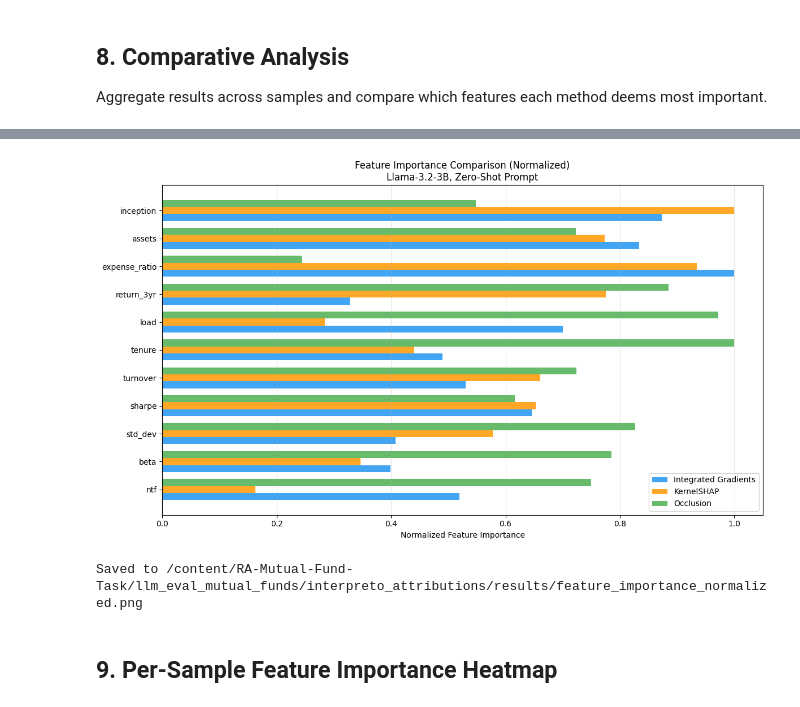
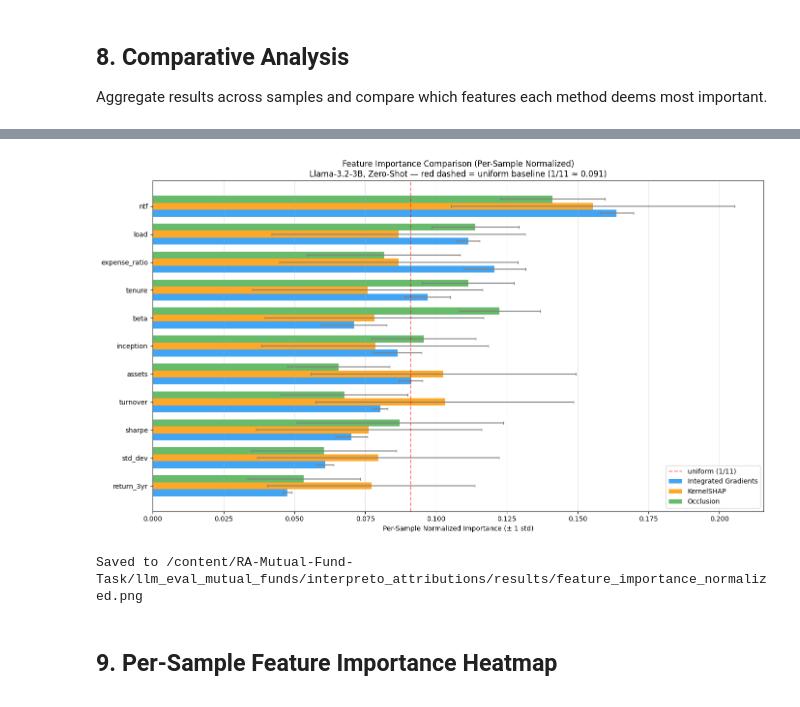
Before and after one commit to alanmohan/RA-Mutual-Fund-Task, a Jupyter notebook: llm_eval_mutual_funds/interpreto_attributions/attribution_analysis.ipynb, the cells around one changed output, grey strips where cells are left out. Cells and saved outputs as stored; diff of their text form; code cells hidden in the pictures.

```diff
--- a/llm_eval_mutual_funds/interpreto_attributions/attribution_analysis.ipynb
+++ b/llm_eval_mutual_funds/interpreto_attributions/attribution_analysis.ipynb
@@ -1060,17 +1217,12 @@ expense_ratio    0.730904   0.310229
 all_importance = pd.concat([ig_importance, shap_importance, occ_importance], ignore_index=True)
 
 if not all_importance.empty:
-    # Normalize within each method for fair comparison
-    for method in all_importance["method"].unique():
-        mask = all_importance["method"] == method
-        max_val = all_importance.loc[mask, "mean_total"].max()
-        if max_val > 0:
-            all_importance.loc[mask, "normalized"] = all_importance.loc[mask, "mean_total"] / max_val
-        else:
-            all_importance.loc[mask, "normalized"] = 0.0
+    # Use the per-sample normalized scores (mean_norm) as the "normalized" column
+    all_importance["normalized"] = all_importance["mean_norm"]
+    all_importance["normalized_std"] = all_importance["std_norm"]
 
-    # Rank features within each method
-    all_importance["rank"] = all_importance.groupby("method")["mean_total"].rank(ascending=False).astype(int)
+    # Rank features within each method (by mean_norm for consistency)
+    all_importance["rank"] = all_importance.groupby("method")["mean_norm"].rank(ascending=False).astype(int)
 
     # Save
     all_importance.to_csv(OUTPUT_DIR / "feature_importance_all_methods.csv", index=False)
@@ -1080,6 +1232,11 @@ if not all_importance.empty:
     rank_pivot = all_importance.pivot(index="feature", columns="method", values="rank")
     print("\nFeature Ranking Comparison (1 = most important):")
     print(rank_pivot.to_string())
+
+    # Also show normalized importance pivot
+    norm_pivot = all_importance.pivot(index="feature", columns="method", values="mean_norm")
+    print("\nNormalized Feature Importance (per-sample normalized, then averaged):")
+    print(norm_pivot.round(4).to_string())
 # %% [output]
 Saved to /content/RA-Mutual-Fund-Task/llm_eval_mutual_funds/interpreto_attributions/results/feature_importance_all_methods.csv
 
@@ -1126,45 +1299,57 @@ if not all_importance.empty:
 Saved plot to /content/RA-Mutual-Fund-Task/llm_eval_mutual_funds/interpreto_attributions/results/feature_importance_comparison.png
 # %%
-# Normalized comparison on a single plot
+# All-methods comparison on a single plot — per-sample normalized, with error bars
 if not all_importance.empty:
-    fig, ax = plt.subplots(figsize=(12, 7))
+    fig, ax = plt.subplots(figsize=(14, 8))
 
     methods = ["Integrated Gradients", "KernelSHAP", "Occlusion"]
     colors = ["#2196F3", "#FF9800", "#4CAF50"]
     width = 0.25
 
-    # Get consistent feature ordering (by average rank across methods)
-    if "normalized" in all_importance.columns:
-        avg_norm = all_importance.groupby("feature")["normalized"].mean().sort_values(ascending=True)
-        feature_order = avg_norm.index.tolist()
-    else:
-        feature_order = FEATURE_SHORT_NAMES
+    avg_norm = all_importance.groupby("feature")["mean_norm"].mean().sort_values(ascending=True)
+    feature_order = avg_norm.index.tolist()
 
     y_pos = np.arange(len(feature_order))
 
     for j, (method, color) in enumerate(zip(methods, colors)):
         method_data = all_importance[all_importance["method"] == method]
         if method_data.empty:
             continue
         vals = []
+        errs = []
         for feat in feature_order:
             row = method_data[method_data["feature"] == feat]
-            vals.append(row["normalized"].values[0] if len(row) > 0 and "normalized" in row.columns else 0)
-        ax.barh(y_pos + j * width, vals, width, label=method, color=color, alpha=0.85)
+            vals.append(row["mean_norm"].values[0] if len(row) > 0 else 0)
+            errs.append(row["std_norm"].values[0] if len(row) > 0 else 0)
+        ax.barh(
+            y_pos + j * width,
+            vals,
+            width,
+            xerr=errs,
+            label=method,
+            color=color,
+            alpha=0.85,
+            capsize=2,
+            ecolor="gray",
+        )
 
+    ax.axvline(x=1/11, color="red", linestyle="--", alpha=0.5, label="uniform (1/11)")
     ax.set_yticks(y_pos + width)
     ax.set_yticklabels(feature_order)
-    ax.set_xlabel("Normalized Feature Importance")
-    ax.set_title("Feature Importance Comparison (Normalized)\nLlama-3.2-3B, Zero-Shot Prompt")
+    ax.set_xlabel("Per-Sample Normalized Importance (± 1 std)")
+    ax.set_title(
+        "Feature Importance Comparison (Per-Sample Normalized)\n"
+        "Llama-3.2-3B, Zero-Shot — red dashed = uniform baseline (1/11 ≈ 0.091)"
+    )
     ax.legend(loc="lower right")
     ax.grid(axis="x", alpha=0.3)
 
     plt.tight_layout()
     plt.savefig(OUTPUT_DIR / "feature_importance_normalized.png", dpi=150, bbox_inches="tight")
     plt.show()
     print(f"Saved to {OUTPUT_DIR / 'feature_importance_normalized.png'}")
 # %% [output]
-[figure, old version]
+[figure, new version]
 Saved to /content/RA-Mutual-Fund-Task/llm_eval_mutual_funds/interpreto_attributions/results/feature_importance_normalized.png
 # %% [markdown]
 ## 9. Per-Sample Feature Importance Heatmap
```
Also changed, not shown: parts of 21 cells of this notebook, 13 other files.
